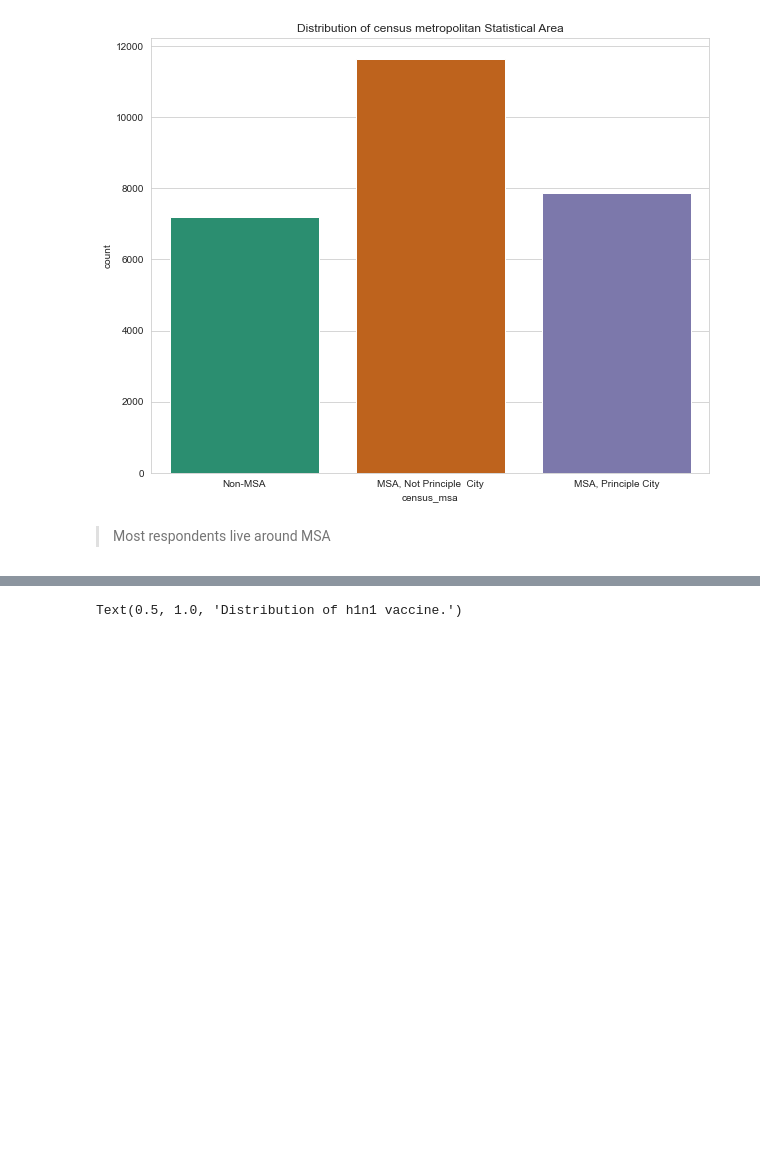
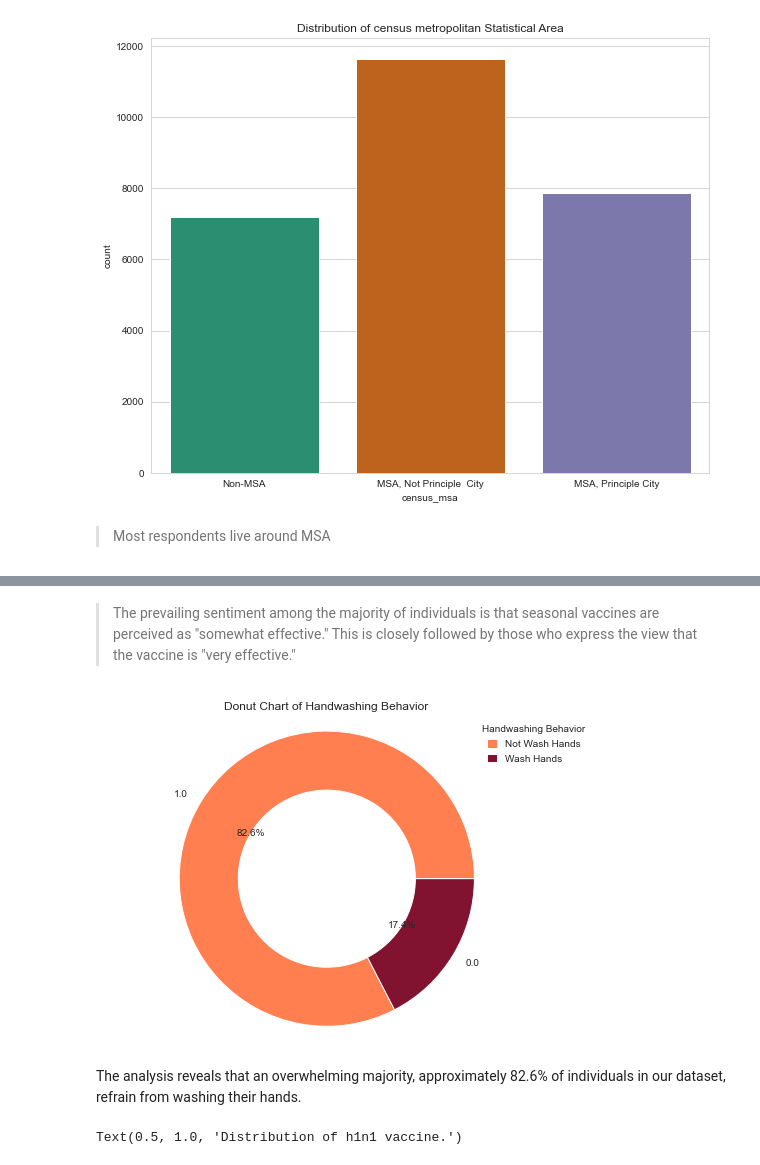
Before and after one commit to johN-Kioko/Phase-3-Project-John-Kioko, a Jupyter notebook: john.ipynb, the cells around one changed output, grey strips where cells are left out. Drawn from its saved outputs; the diff is of its cells as text; code cells hidden in the pictures; blank space fills up the shorter version.

```diff
--- a/john.ipynb
+++ b/john.ipynb
@@ -499,3 +517,42 @@ Text(0.5, 1.0, 'Distribution of census metropolitan Statistical Area')
+# %% [markdown]
+> The prevailing sentiment among the majority of individuals is that seasonal vaccines are perceived as "somewhat effective." This is closely followed by those who express the view that the vaccine is "very effective."
+# %%
+# Checking the distribution in the Hand-washing Behavior column
+
+# Define the colors for each category
+colors = ['#FF7F50', '#811331']
+
+# Get the count of each category
+category_count = combined_data['behavioral_wash_hands'].value_counts()
+
+# Create a donut chart
+fig, ax = plt.subplots(figsize=(8, 6))
+ax.pie(category_count, labels=category_count.index, autopct='%1.1f%%',
+       colors=colors, wedgeprops=dict(width=0.4))
+
+# Draw a white circle at the center to create the donut shape
+center_circle = plt.Circle((0, 0), 0.3, color='white')
+ax.add_artist(center_circle)
+
+# Create a legend
+legend_labels = ['Not Wash Hands', 'Wash Hands']
+ax.legend(legend_labels, loc='upper right', bbox_to_anchor=(1.1, 1),
+          title='Handwashing Behavior', labels=legend_labels,
+          handlelength=1, handleheight=1, edgecolor='none',
+          facecolor='none', framealpha=0.7)
+
+# Set the aspect ratio to be equal for a circular donut chart
+ax.axis('equal')
+
+# Set the title
+plt.title('Donut Chart of Handwashing Behavior')
+
+# Show the plot
+plt.show()
+# %% [output]
+[figure, added]
+# %% [markdown]
+The analysis reveals that an overwhelming majority, approximately 82.6% of individuals in our dataset, refrain from washing their hands.
 # %%
 #Distribution of h1n1 vaccine.
 sns.set_style("whitegrid")
```
Also changed, not shown: parts of 61 cells of this notebook.
